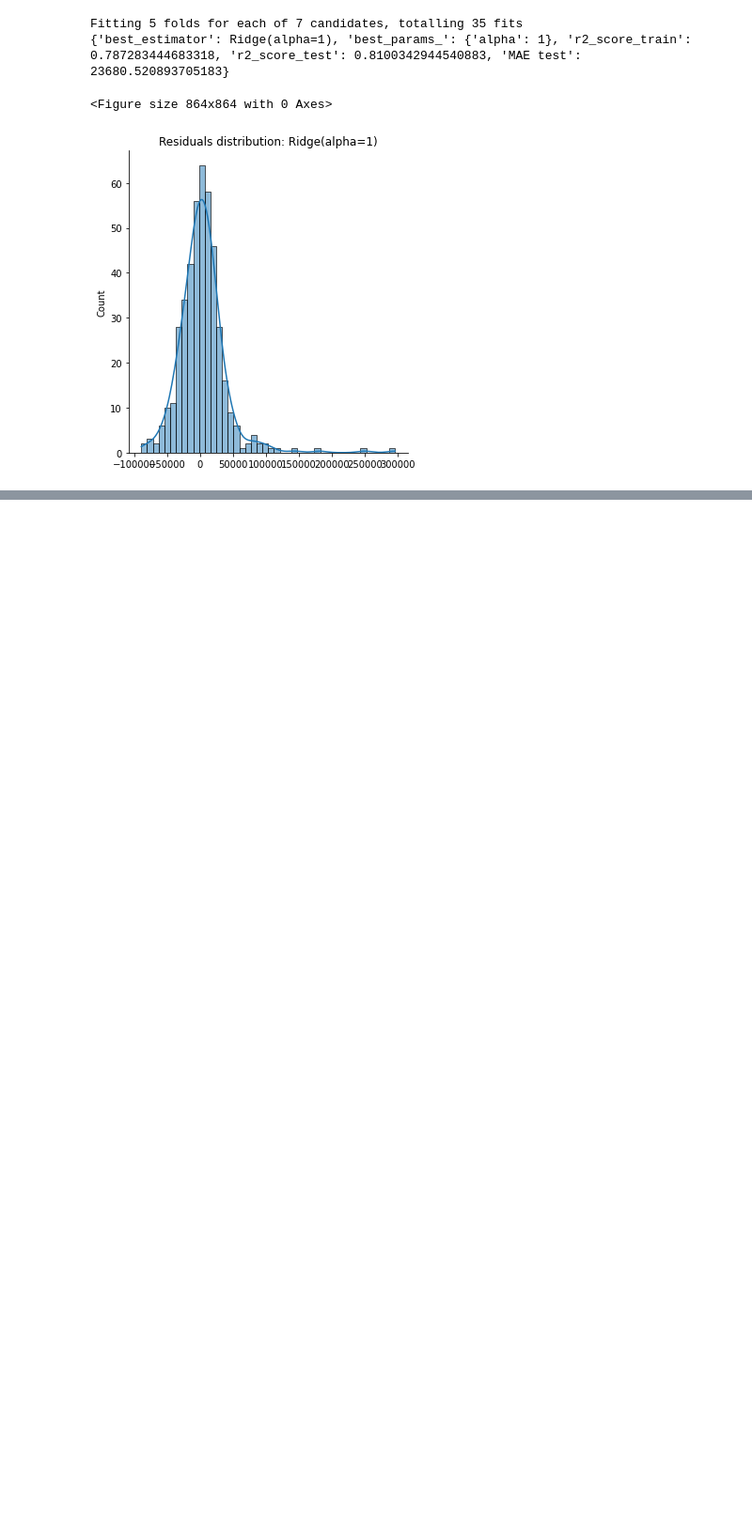
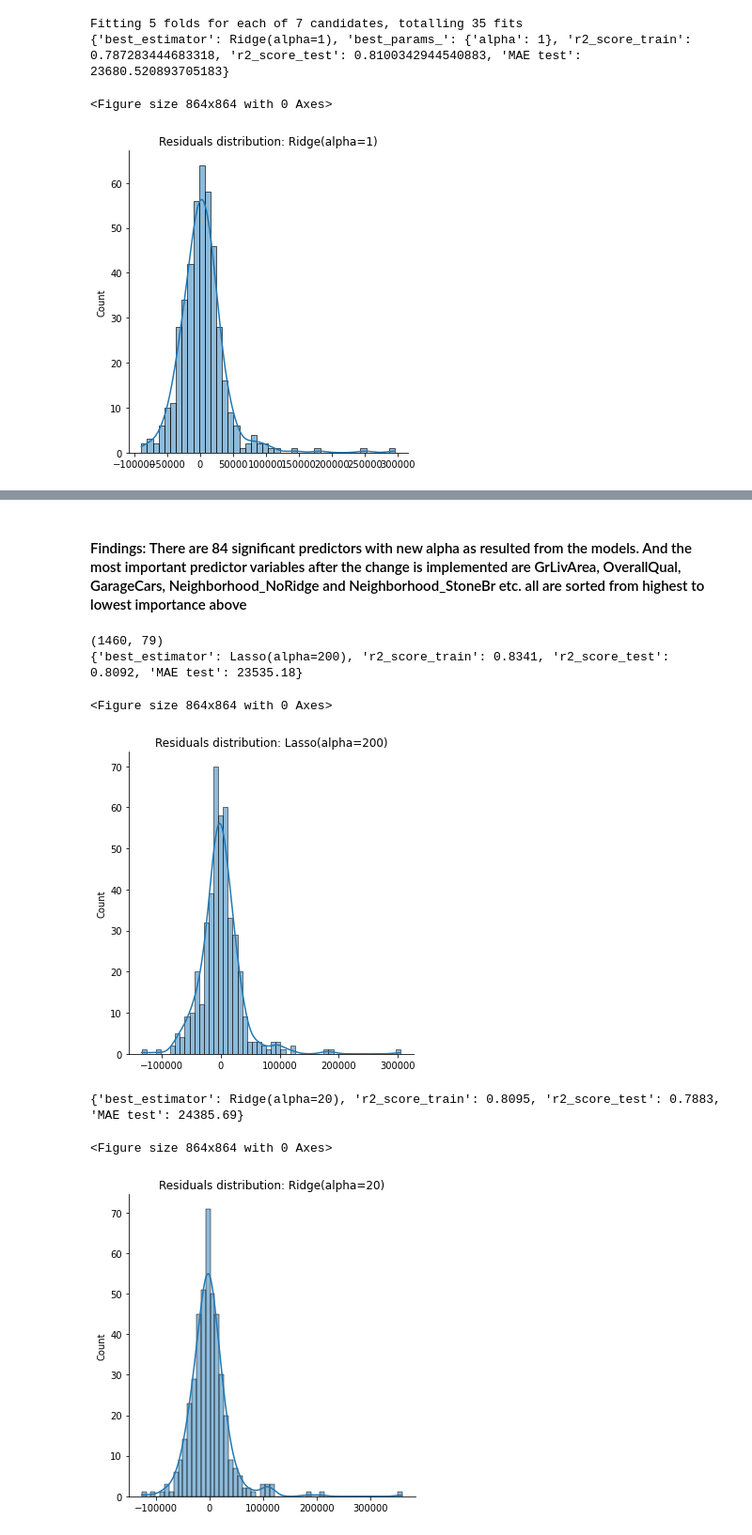
Before and after one commit to nguyenhoangthangbt/Houses_SalePrice_prediction, a Jupyter notebook: Houses_SalesPrice_prediction.ipynb, the cells around one changed output, grey strips where cells are left out. Shown at 94% size. Saved outputs shown, nothing was run; the diff lists cells and outputs as text; code cells hidden in the pictures; blank space fills up the shorter version.

```diff
--- a/Houses_SalesPrice_prediction.ipynb
+++ b/Houses_SalesPrice_prediction.ipynb
@@ -371,0 +418,15 @@ The models of top 12 significant features resulted r2_score for test data is aro
+# %%
+# find the most important predictor variables after the change is implemented
+m_features= df_raw_concat.columns
+print(df_raw_concat.shape)
+dict_compare={'m_features':m_features}
+for r in list_results:
+    m_est = r['best_estimator']
+    m_est.fit(X_train,y_train)
+    dict_compare[m_est] = map(lambda x: round(x,2), m_est.coef_)
+
+df_para = pd.DataFrame(data=dict_compare)
+# df_para.sort_values(by=, ascending=False,inplace=True)
+sorted_df = df_para.iloc[df_para[df_para.iloc[:,1].name].abs().sort_values(ascending=False).index]
+significant_features = sorted_df[sorted_df.iloc[:,1]!=0]['m_features'].values
+sorted_df[sorted_df['m_features'].isin(significant_features)].reset_index(drop=1)
@@ -371,0 +452,41 @@ The models of top 12 significant features resulted r2_score for test data is aro
+# %% [markdown]
+#### Findings: There are 84 significant predictors with new alpha as resulted from the models. And the most important predictor variables after the change is implemented are GrLivArea, OverallQual, GarageCars, Neighborhood_NoRidge and Neighborhood_StoneBr etc. all are sorted from highest to lowest importance above
+# %%
+# Question 3
+# After building the model, you realised that the five most important predictor variables in the lasso model are not available in the incoming data. You will now have to create another model excluding the five most important predictor variables. Which are the five most important predictor variables now?
+
+m_features_drop5 = sorted_df[sorted_df['m_features'].isin(significant_features)].reset_index(drop=1).iloc[5:,0].to_list()
+# m_features_drop5
+df_raw_concat_drop5 = df_raw_concat[m_features_drop5]
+print(df_raw_concat_drop5.shape)
+X_train, X_test, y_train, y_test = train_test_split(df_raw_concat_drop5.values,df_raw_target.values,test_size=0.3,random_state=42)
+estimators_list = [Lasso(alpha=100*2),Ridge(alpha=10*2)]
+list_results=[]
+for est in estimators_list:
+    m_est = est
+    m_est.fit(X_train,y_train)
+    y_train_pred = m_est.predict(X_train)
+    y_test_pred = m_est.predict(X_test)
+    m_r2_train = r2_score(y_train,y_train_pred)
+    m_r2_test = r2_score(y_test,y_test_pred)
+    m_MAE = mean_absolute_error(y_test,y_test_pred)
+    d_result = { 'best_estimator':m_est,
+                         'r2_score_train':round(m_r2_train,4),
+                         'r2_score_test':round(m_r2_test,4),
+                         'MAE test':round(m_MAE,2)
+                         }
+    list_results.append(d_result)
+    print(d_result)
+    y_res=y_test-y_test_pred
+    plt.figure(figsize=(12,12))
+    sb.displot(data=y_res,kde=True)
+    plt.title(f'Residuals distribution: {d_result["best_estimator"]}')
+    plt.show()
+# %% [output]
+(1460, 79)
+{'best_estimator': Lasso(alpha=200), 'r2_score_train': 0.8341, 'r2_score_test': 0.8092, 'MAE test': 23535.18}
+<Figure size 864x864 with 0 Axes>
+[figure, added]
+{'best_estimator': Ridge(alpha=20), 'r2_score_train': 0.8095, 'r2_score_test': 0.7883, 'MAE test': 24385.69}
+<Figure size 864x864 with 0 Axes>
+[figure, added]
```
Also changed, not shown: parts of 10 cells of this notebook, 2 other files.
